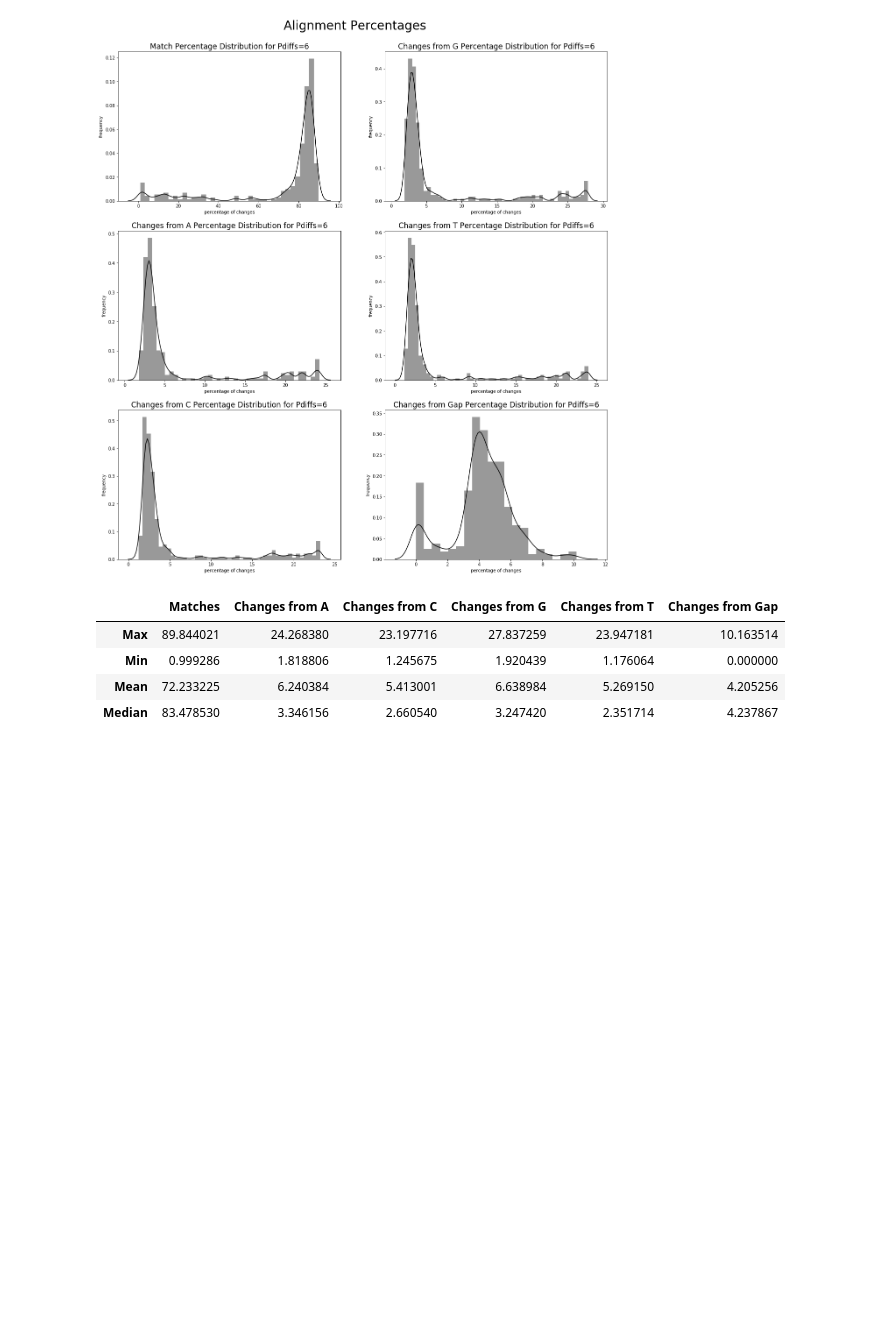
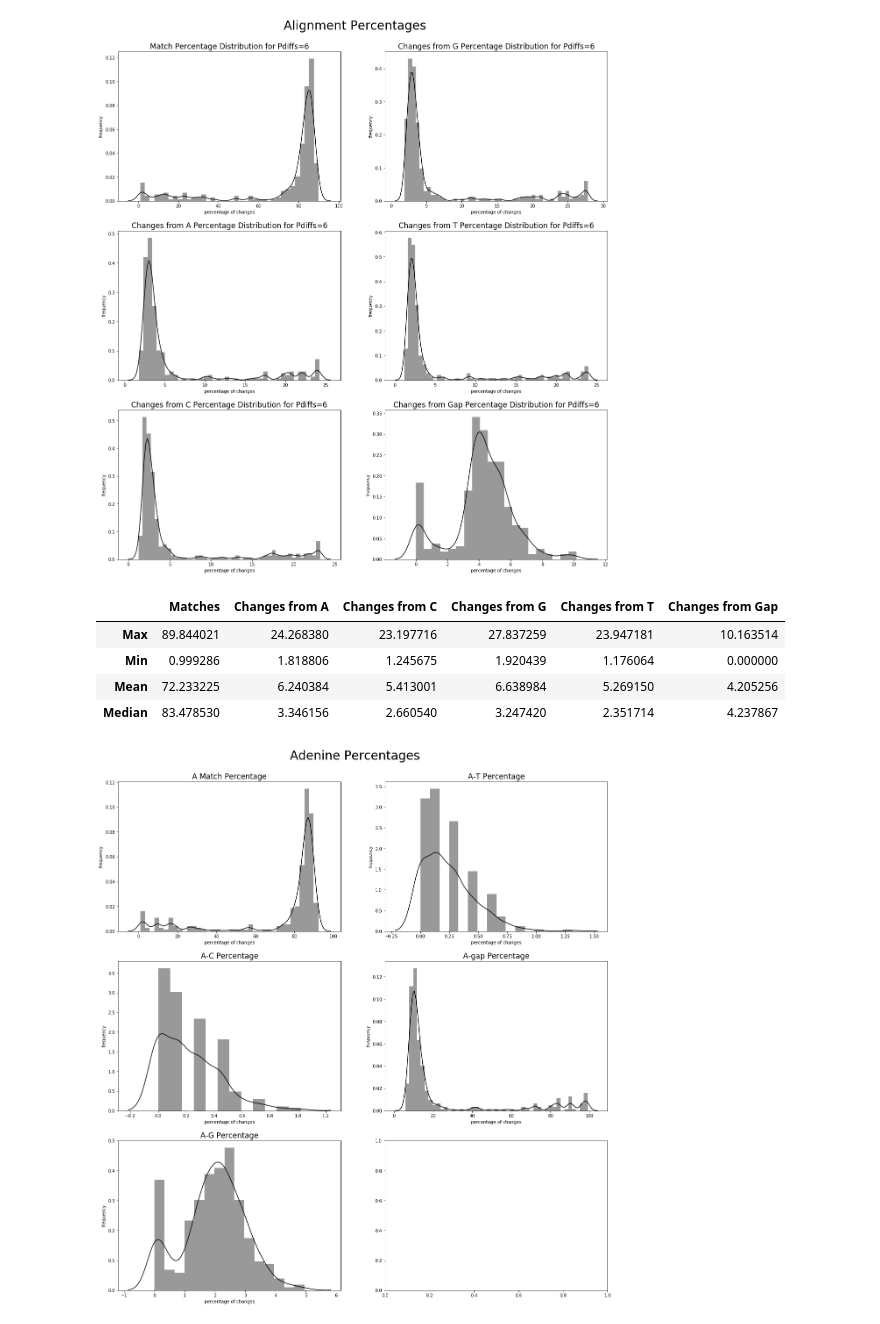
Before and after one commit to teenjes/summer_project_notebooks, a Jupyter notebook: zymo_test.ipynb, the cells around one changed output. Cells and saved outputs as stored; diff of their text form; code cells hidden in the pictures; blank space fills up the shorter version.

Commit message:
Graphing alignment errors 13/12 1:00

```diff
--- a/zymo_test.ipynb
+++ b/zymo_test.ipynb
@@ -349,0 +366,18 @@ dict6_frame
+# %%
+fg, ax = plt.subplots(3,2, figsize=(20,20))
+fg.suptitle("Adenine Percentages", fontsize=28)
+fg.subplots_adjust(top=0.93)
+
+titles = ['A Match Percentage', 'A-C Percentage', 'A-G Percentage', 'A-T Percentage', 'A-gap Percentage']
+
+for i in range(0, 5):
+    if i < 3:
+        sns.distplot(astats[i], color='k', ax=ax[i][0])
+        ax[i][0].set_title(titles[i], fontsize=17)
+        ax[i][0].set(xlabel='percentage of changes', ylabel='frequency')
+    else:
+        sns.distplot(astats[i], color='k', ax=ax[i-3][1])
+        ax[i-3][1].set_title(titles[i], fontsize=17)
+        ax[i-3][1].set(xlabel='percentage of changes', ylabel='frequency')
+# %% [output]
+[figure, added]
```
Also changed, not shown: parts of 5 cells of this notebook.
